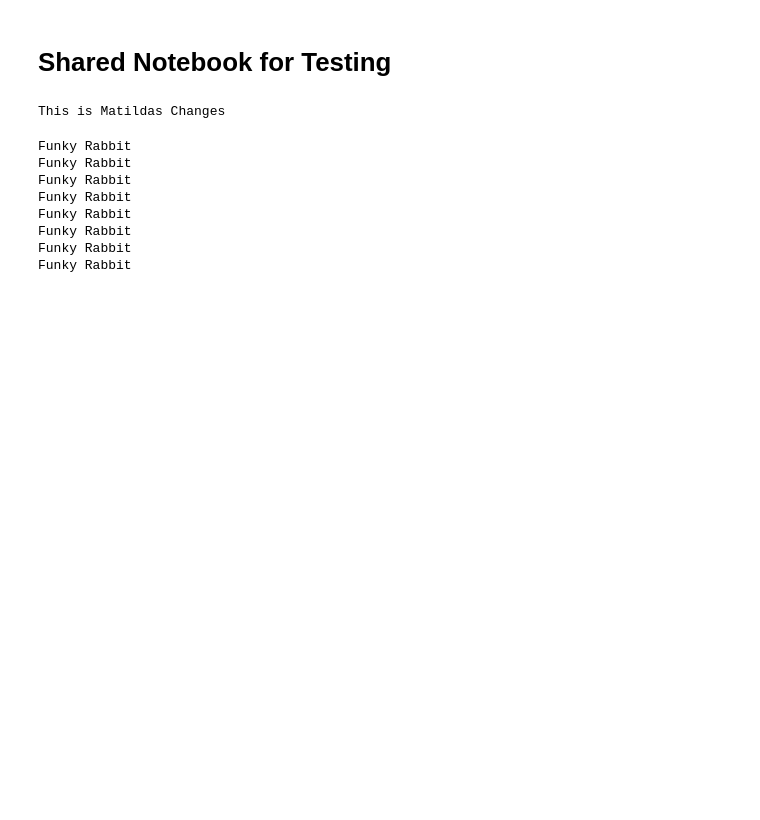
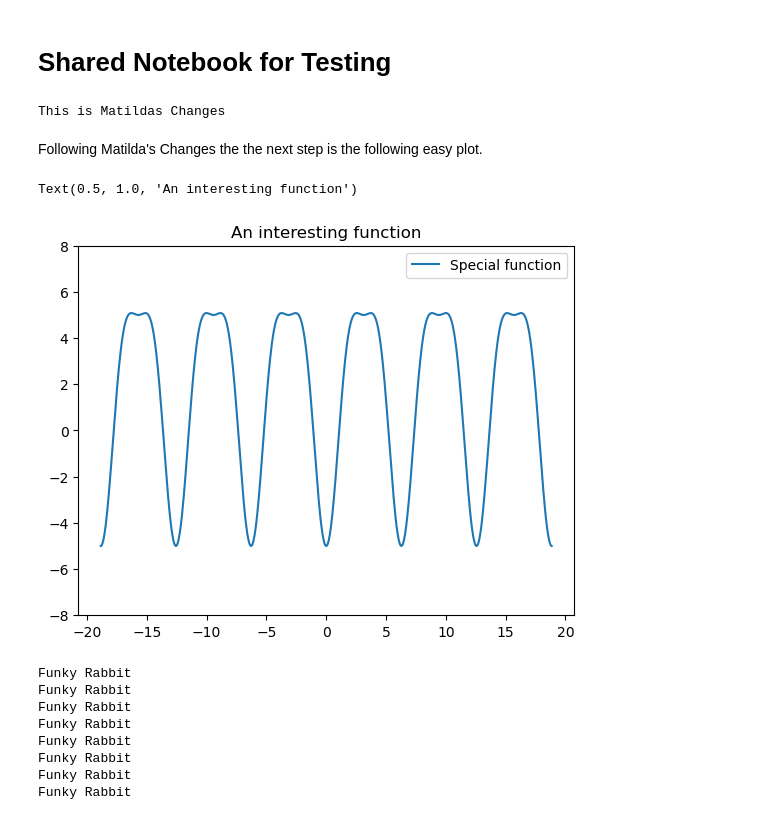
Before and after one commit to cmh42/mp_share, a Jupyter notebook: funky_notebook.ipynb, the cells around one changed output. Saved outputs shown, nothing was run; the diff lists cells and outputs as text; code cells hidden in the pictures; blank space fills up the shorter version.

Commit message:
Interesting Function

```diff
--- a/funky_notebook.ipynb
+++ b/funky_notebook.ipynb
@@ -4,6 +6,18 @@
 print('This is Matildas Changes')
 # %% [output]
 This is Matildas Changes
+# %% [markdown]
+Following Matilda's Changes the the next step is the following easy plot.
+# %%
+x_values = np.linspace(-6*np.pi , 6*np.pi, 800)
+trig_fun = lambda x: 3 * (np.sin(x))**2 - 5*np.cos(x)
+plt.plot(x_values, trig_fun(x_values), label="Special function")
+plt.legend()
+plt.ylim(-8, 8)
+plt.title("An interesting function")
+# %% [output]
+Text(0.5, 1.0, 'An interesting function')
+[figure, added]
 # %%
 def funky_rabbit(number):
     for _ in range(number):
```
Also changed, not shown: parts of 1 cell of this notebook.
